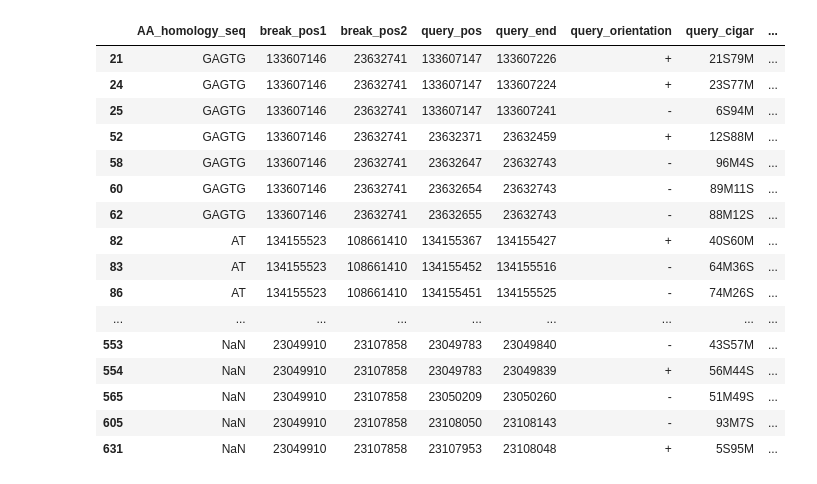
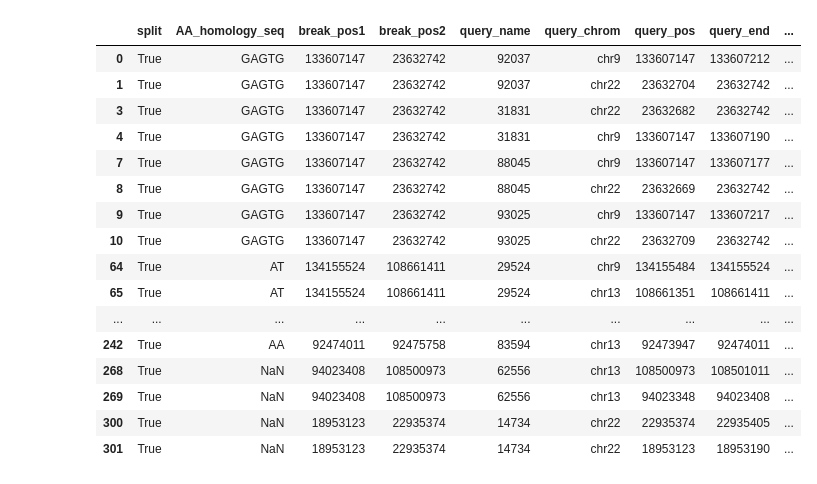
Before and after one commit to tshneour/ecDNA-Alignment, a Jupyter notebook: test.ipynb, the cells around one changed output. Drawn from its saved outputs; the diff is of its cells as text; code cells hidden in the pictures.

```diff
--- a/test.ipynb
+++ b/test.ipynb
@@ -7,21 +3,0 @@ df.to_csv("special_cases.csv")
-# %%
-pd.set_option('display.max_colwidth', None)
-df[['AA_homology_seq', 'break_pos1', 'break_pos2', 'query_pos', 'query_end', 'query_orientation', 'query_cigar', 'query_aln_sub']]
-# %% [output]
-|  | AA_homology_seq | break_pos1 | break_pos2 | query_pos | query_end | query_orientation | query_cigar | ... |
-| 21 | GAGTG | 133607146 | 23632741 | 133607147 | 133607226 | + | 21S79M | ... |
-| 24 | GAGTG | 133607146 | 23632741 | 133607147 | 133607224 | + | 23S77M | ... |
-| 25 | GAGTG | 133607146 | 23632741 | 133607147 | 133607241 | - | 6S94M | ... |
-| 52 | GAGTG | 133607146 | 23632741 | 23632371 | 23632459 | + | 12S88M | ... |
-| 58 | GAGTG | 133607146 | 23632741 | 23632647 | 23632743 | - | 96M4S | ... |
-| 60 | GAGTG | 133607146 | 23632741 | 23632654 | 23632743 | - | 89M11S | ... |
-| 62 | GAGTG | 133607146 | 23632741 | 23632655 | 23632743 | - | 88M12S | ... |
-| 82 | AT | 134155523 | 108661410 | 134155367 | 134155427 | + | 40S60M | ... |
-| 83 | AT | 134155523 | 108661410 | 134155452 | 134155516 | - | 64M36S | ... |
-| 86 | AT | 134155523 | 108661410 | 134155451 | 134155525 | - | 74M26S | ... |
-| ... | ... | ... | ... | ... | ... | ... | ... | ... |
-| 553 | NaN | 23049910 | 23107858 | 23049783 | 23049840 | - | 43S57M | ... |
-| 554 | NaN | 23049910 | 23107858 | 23049783 | 23049839 | + | 56M44S | ... |
-| 565 | NaN | 23049910 | 23107858 | 23050209 | 23050260 | - | 51M49S | ... |
-| 605 | NaN | 23049910 | 23107858 | 23108050 | 23108143 | - | 93M7S | ... |
-| 631 | NaN | 23049910 | 23107858 | 23107953 | 23108048 | + | 5S95M | ... |
@@ -27,0 +31,33 @@ df[['AA_homology_seq', 'break_pos1', 'break_pos2', 'query_pos', 'query_end', 'qu
+# %%
+df_split = pd.read_csv("alignments.tsv", sep="\t")
+df_split = df_split[df_split["split"] == True]
+pd.set_option('display.max_colwidth', None)
+df_split = df_split[['split', 'AA_homology_seq', 'break_pos1', 'break_pos2', 'query_name', 'query_chrom', 'query_pos', 'query_end', 'query_orientation', 'query_cigar', 'query_aln_sub', 'query_aln_full']]
+df_split.query_name = df_split.query_name.apply(lambda x: x.split(':')[-1])
+df_split
+half_match = df_split[
+    (df_split["break_pos1"] == df_split["query_pos"]) |
+    (df_split["break_pos1"] == df_split["query_end"]) |
+    (df_split["break_pos2"] == df_split["query_pos"]) |
+    (df_split["break_pos2"] == df_split["query_end"])
+]
+full_match = half_match[half_match.groupby("query_name")["query_name"].transform("size") > 1]
+full_match
+# %% [output]
+|  | split | AA_homology_seq | break_pos1 | break_pos2 | query_name | query_chrom | query_pos | query_end | ... |
+| 0 | True | GAGTG | 133607147 | 23632742 | 92037 | chr9 | 133607147 | 133607212 | ... |
+| 1 | True | GAGTG | 133607147 | 23632742 | 92037 | chr22 | 23632704 | 23632742 | ... |
+| 3 | True | GAGTG | 133607147 | 23632742 | 31831 | chr22 | 23632682 | 23632742 | ... |
+| 4 | True | GAGTG | 133607147 | 23632742 | 31831 | chr9 | 133607147 | 133607190 | ... |
+| 7 | True | GAGTG | 133607147 | 23632742 | 88045 | chr9 | 133607147 | 133607177 | ... |
+| 8 | True | GAGTG | 133607147 | 23632742 | 88045 | chr22 | 23632669 | 23632742 | ... |
+| 9 | True | GAGTG | 133607147 | 23632742 | 93025 | chr9 | 133607147 | 133607217 | ... |
+| 10 | True | GAGTG | 133607147 | 23632742 | 93025 | chr22 | 23632709 | 23632742 | ... |
+| 64 | True | AT | 134155524 | 108661411 | 29524 | chr9 | 134155484 | 134155524 | ... |
+| 65 | True | AT | 134155524 | 108661411 | 29524 | chr13 | 108661351 | 108661411 | ... |
+| ... | ... | ... | ... | ... | ... | ... | ... | ... | ... |
+| 242 | True | AA | 92474011 | 92475758 | 83594 | chr13 | 92473947 | 92474011 | ... |
+| 268 | True | NaN | 94023408 | 108500973 | 62556 | chr13 | 108500973 | 108501011 | ... |
+| 269 | True | NaN | 94023408 | 108500973 | 62556 | chr13 | 94023348 | 94023408 | ... |
+| 300 | True | NaN | 18953123 | 22935374 | 14734 | chr22 | 22935374 | 22935405 | ... |
+| 301 | True | NaN | 18953123 | 22935374 | 14734 | chr22 | 18953123 | 18953190 | ... |
```
Also changed, not shown: parts of 8 cells of this notebook, 5 other files.
